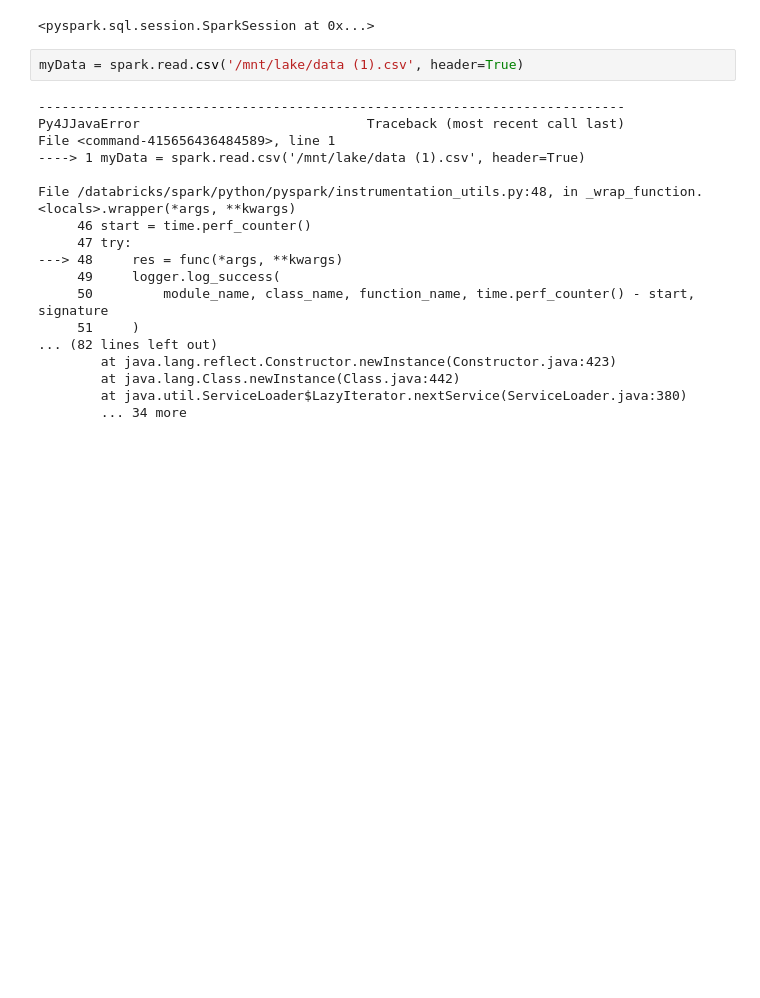
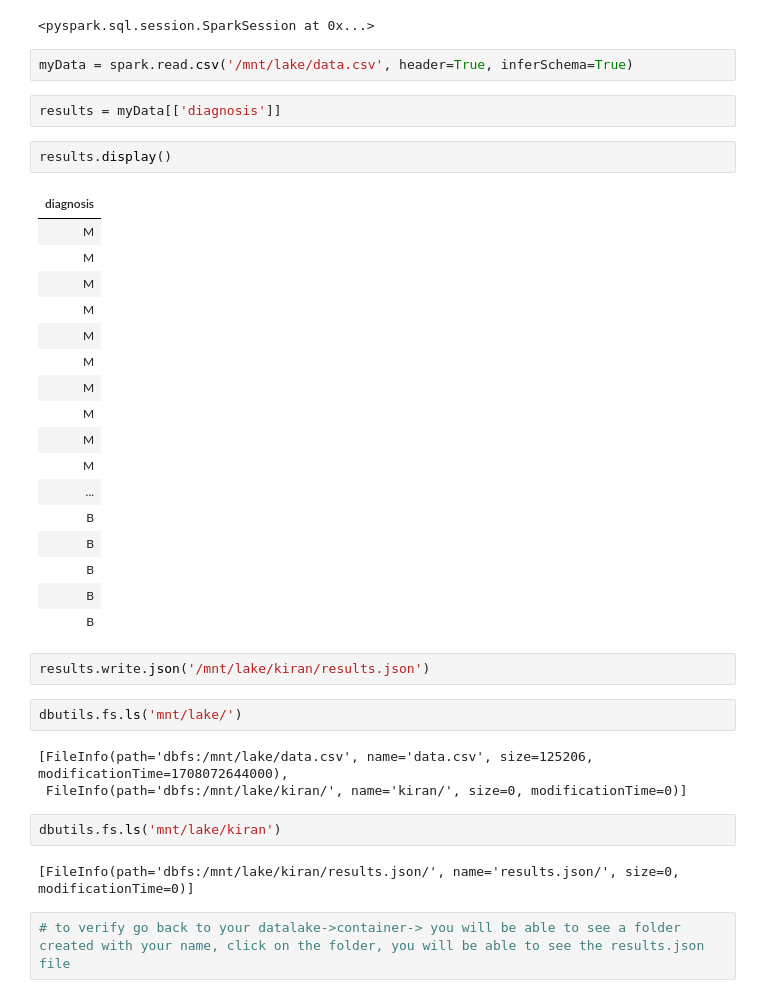
Before and after one commit to Kiran-255666/Pyspark_18-01-24, a Jupyter notebook: Mounting Data Lake.ipynb, the cells around one changed output. Cells and saved outputs as stored; diff of their text form; blank space fills up the shorter version.

```diff
--- a/Mounting Data Lake.ipynb
+++ b/Mounting Data Lake.ipynb
@@ -30,22 +30,39 @@ spark
 # %% [output]
 <pyspark.sql.session.SparkSession at 0x...>
 # %%
-myData = spark.read.csv('/mnt/lake/data (1).csv', header=True)
+myData = spark.read.csv('/mnt/lake/data.csv', header=True, inferSchema=True)
-# %% [output]
----------------------------------------------------------------------------
-Py4JJavaError                             Traceback (most recent call last)
-File <command-415656436484589>, line 1
-----> 1 myData = spark.read.csv('/mnt/lake/data (1).csv', header=True)
-
-File /databricks/spark/python/pyspark/instrumentation_utils.py:48, in _wrap_function.<locals>.wrapper(*args, **kwargs)
-     46 start = time.perf_counter()
-     47 try:
----> 48     res = func(*args, **kwargs)
-     49     logger.log_success(
-     50         module_name, class_name, function_name, time.perf_counter() - start, signature
-     51     )
-... (82 lines left out)
-        at java.lang.reflect.Constructor.newInstance(Constructor.java:423)
-        at java.lang.Class.newInstance(Class.java:442)
-        at java.util.ServiceLoader$LazyIterator.nextService(ServiceLoader.java:380)
-        ... 34 more
+# %%
+results = myData[['diagnosis']]
+# %%
+results.display()
+# %% [output]
+| diagnosis |
+| M |
+| M |
+| M |
+| M |
+| M |
+| M |
+| M |
+| M |
+| M |
+| M |
+| ... |
+| B |
+| B |
+| B |
+| B |
+| B |
+# %%
+results.write.json('/mnt/lake/kiran/results.json')
+# %%
+dbutils.fs.ls('mnt/lake/')
+# %% [output]
+[FileInfo(path='dbfs:/mnt/lake/data.csv', name='data.csv', size=125206, modificationTime=1708072644000),
+ FileInfo(path='dbfs:/mnt/lake/kiran/', name='kiran/', size=0, modificationTime=0)]
+# %%
+dbutils.fs.ls('mnt/lake/kiran')
+# %% [output]
+[FileInfo(path='dbfs:/mnt/lake/kiran/results.json/', name='results.json/', size=0, modificationTime=0)]
+# %%
+# to verify go back to your datalake->container-> you will be able to see a folder created with your name, click on the folder, you will be able to see the results.json file
```
Also changed, not shown: parts of 1 cell of this notebook.
